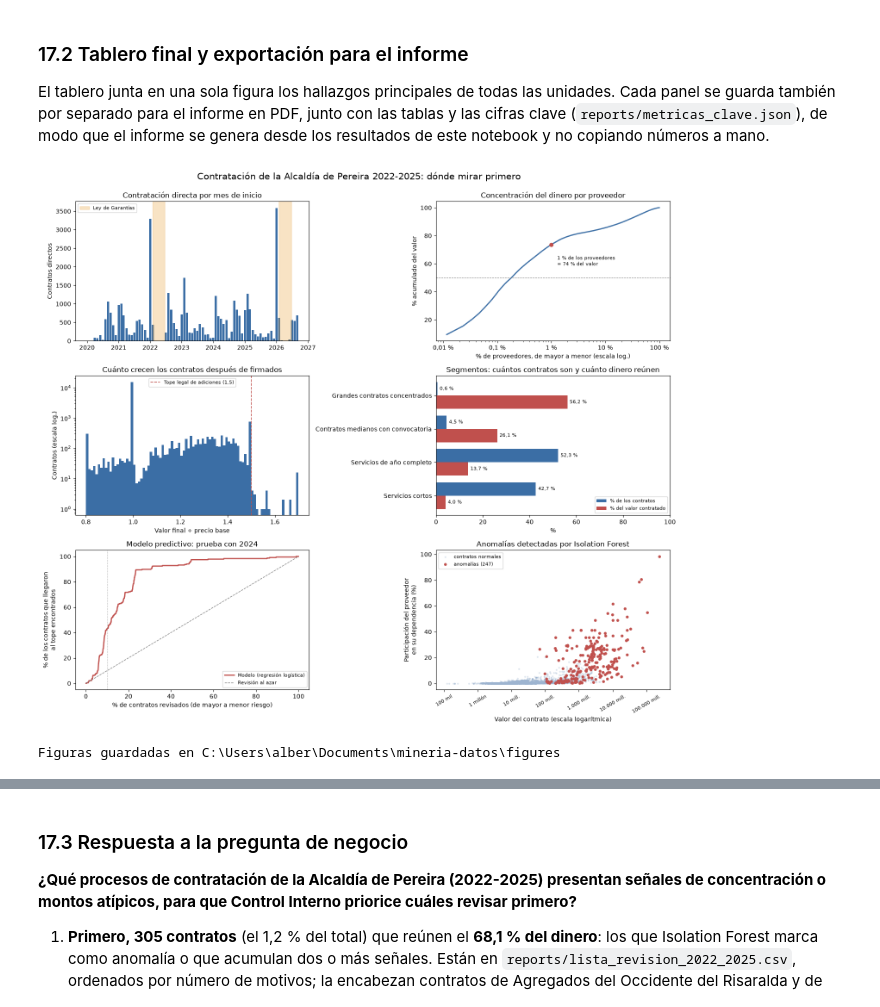
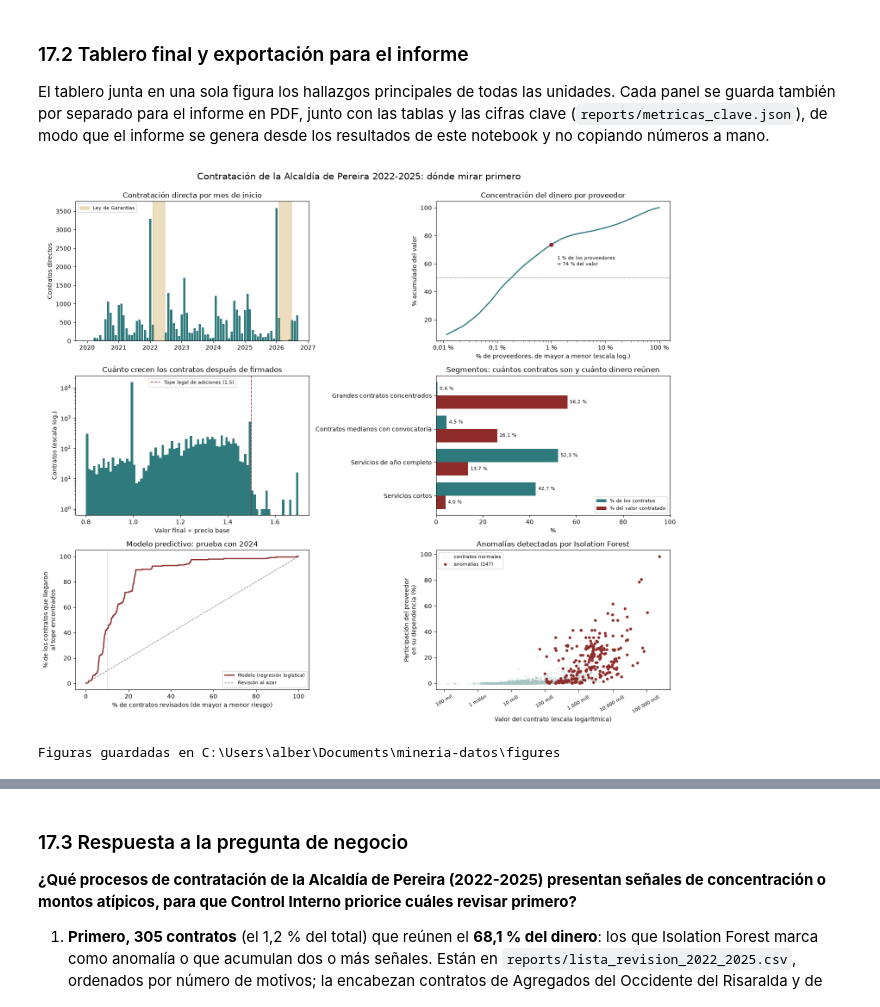
Before and after one commit to jahenao28-jh/contratacion-publica-pereira, a Jupyter notebook: notebooks/01_ingesta.ipynb, the cells around one changed output, grey strips where cells are left out. Saved outputs shown, nothing was run; the diff lists cells and outputs as text; code cells hidden in the pictures.

```diff
--- a/notebooks/01_ingesta.ipynb
+++ b/notebooks/01_ingesta.ipynb
@@ -1122,13 +1122,13 @@ def es(numero, decimales=0):
 
 fig, ax = plt.subplots(figsize=(9, 4))
 bins = np.arange(4, 12.25, 0.25)
-grupos = [("Directa", dinero[dinero["modalidad_grupo"] == "Directa"], "#3b6ea5"),
-          ("Con convocatoria", dinero[dinero["hay_convocatoria"]], "#e8a33d")]
+grupos = [("Directa", dinero[dinero["modalidad_grupo"] == "Directa"], "#2f7a7d"),
+          ("Con convocatoria", dinero[dinero["hay_convocatoria"]], "#c2902c")]
 for nombre, grupo, color in grupos:
     ax.hist(np.log10(grupo["valor_del_contrato"]), bins=bins, alpha=0.75, color=color, label=f"{nombre} ({es(len(grupo))})")
 mediana, promedio = dinero["valor_del_contrato"].median(), dinero["valor_del_contrato"].mean()
 ax.axvline(np.log10(mediana), color="black", ls="--", lw=1, label=f"Mediana: {es(mediana / 1e6, 1)} millones")
-ax.axvline(np.log10(promedio), color="#c0504d", ls=":", lw=1.5, label=f"Promedio: {es(promedio / 1e6, 1)} millones")
+ax.axvline(np.log10(promedio), color="#8e2c2c", ls=":", lw=1.5, label=f"Promedio: {es(promedio / 1e6, 1)} millones")
 ax.set_yscale("log")
 ax.set_xticks(range(4, 13))
 ax.set_xticklabels(["10 mil", "100 mil", "1 millón", "10 mill.", "100 mill.", "1.000 mill.", "10.000 mill.", "100.000 mill.", "1 billón"],
@@ -1589,8 +1589,8 @@ def panel_segmentos(ax):
     y = np.arange(len(ORDEN_SEGMENTOS))
     contratos = tabla_segmentos.loc[ORDEN_SEGMENTOS, "% de los contratos"]
     valor = tabla_segmentos.loc[ORDEN_SEGMENTOS, "% del valor"]
-    ax.barh(y + 0.2, contratos, height=0.4, color="#3b6ea5", label="% de los contratos")
-    ax.barh(y - 0.2, valor, height=0.4, color="#c0504d", label="% del valor contratado")
+    ax.barh(y + 0.2, contratos, height=0.4, color="#2f7a7d", label="% de los contratos")
+    ax.barh(y - 0.2, valor, height=0.4, color="#8e2c2c", label="% del valor contratado")
     for yy, (a, b) in enumerate(zip(contratos, valor)):
         ax.text(a + 1, yy + 0.2, f"{a:.1f} %".replace(".", ","), va="center", fontsize=8)
         ax.text(b + 1, yy - 0.2, f"{b:.1f} %".replace(".", ","), va="center", fontsize=8)
@@ -1748,7 +1748,7 @@ display(tasa_mes)
 
 
 def panel_meses(ax):
-    for anio, color in zip([2022, 2023, 2024], ["#9db4d0", "#3b6ea5", "#c0504d"]):
+    for anio, color in zip([2022, 2023, 2024], ["#a8c3c1", "#2f7a7d", "#8e2c2c"]):
         ax.plot(tasa_mes.columns, tasa_mes.loc[anio], marker="o", color=color, label=str(anio))
     ax.set_xticks(range(1, 13))
     ax.set_xticklabels(["ene", "feb", "mar", "abr", "may", "jun", "jul", "ago", "sep", "oct", "nov", "dic"])
@@ -1858,9 +1858,9 @@ display(cruce_reglas)
 def panel_anomalias(ax):
     normal, raro = segmentos[~anomalia], segmentos[anomalia]
     ax.scatter(np.log10(normal["valor_del_contrato"]), normal["participacion_proveedor_dependencia"] * 100,
-               s=4, alpha=0.25, color="#9db4d0", label="contratos normales")
+               s=4, alpha=0.25, color="#a8c3c1", label="contratos normales")
     ax.scatter(np.log10(raro["valor_del_contrato"]), raro["participacion_proveedor_dependencia"] * 100,
-               s=14, color="#c0504d", label=f"anomalías ({len(raro)})")
+               s=14, color="#8e2c2c", label=f"anomalías ({len(raro)})")
     ax.set_xticks(range(5, 12))
     ax.set_xticklabels(["100 mil", "1 millón", "10 mill.", "100 mill.", "1.000 mill.", "10.000 mill.", "100.000 mill."],
                        rotation=30, fontsize=8)
@@ -1953,9 +1953,9 @@ def panel_serie(ax):
     directos = df_limpio[df_limpio["modalidad_grupo"] == "Directa"]
     mensual = directos.groupby(directos["fecha_de_inicio_del_contrato"].dt.to_period("M")).size()
     mensual = mensual.reindex(pd.period_range("2020-01", "2026-09", freq="M"), fill_value=0)
-    ax.bar(mensual.index.to_timestamp(), mensual.values, width=25, color="#3b6ea5")
+    ax.bar(mensual.index.to_timestamp(), mensual.values, width=25, color="#2f7a7d")
     for i, (desde, hasta) in enumerate(VEDAS):
-        ax.axvspan(pd.Timestamp(desde), pd.Timestamp(hasta), color="#e8a33d", alpha=0.3,
+        ax.axvspan(pd.Timestamp(desde), pd.Timestamp(hasta), color="#c2902c", alpha=0.3,
                    label="Ley de Garantías" if i == 0 else None)
     ax.set_ylabel("Contratos directos")
     ax.set_title("Contratación directa por mes de inicio")
@@ -1967,12 +1967,12 @@ def panel_concentracion(ax):
     acumulado = por_proveedor.cumsum() / por_proveedor.sum() * 100
     pct = np.arange(1, len(acumulado) + 1) / len(acumulado) * 100
     uno = max(1, len(acumulado) // 100)
-    ax.plot(pct, acumulado.values, color="#3b6ea5", lw=2)
+    ax.plot(pct, acumulado.values, color="#2f7a7d", lw=2)
     ax.set_xscale("log")
     ax.set_xticks([0.01, 0.1, 1, 10, 100])
     ax.set_xticklabels(["0,01 %", "0,1 %", "1 %", "10 %", "100 %"])
     ax.axhline(50, color="grey", ls="--", lw=0.8)
-    ax.scatter([pct[uno - 1]], [acumulado.iloc[uno - 1]], color="#c0504d", zorder=3)
+    ax.scatter([pct[uno - 1]], [acumulado.iloc[uno - 1]], color="#8e2c2c", zorder=3)
     ax.annotate(f"1 % de los proveedores\n= {acumulado.iloc[uno - 1]:.0f} % del valor",
                 (pct[uno - 1], acumulado.iloc[uno - 1]), textcoords="offset points", xytext=(10, -35), fontsize=8)
     ax.set_xlabel("% de proveedores, de mayor a menor (escala log.)")
@@ -1982,8 +1982,8 @@ def panel_concentracion(ax):
 
 def panel_tope(ax):
     razon = (segmentos["valor_del_contrato"] / segmentos["precio_base"].where(segmentos["precio_base"] > 0)).dropna()
-    ax.hist(razon.clip(0.8, 1.7), bins=np.arange(0.8, 1.7001, 0.01), color="#3b6ea5")
-    ax.axvline(1.5, color="#c0504d", ls="--", lw=1.2, label="Tope legal de adiciones (1,5)")
+    ax.hist(razon.clip(0.8, 1.7), bins=np.arange(0.8, 1.7001, 0.01), color="#2f7a7d")
+    ax.axvline(1.5, color="#8e2c2c", ls="--", lw=1.2, label="Tope legal de adiciones (1,5)")
     ax.set_yscale("log")
     ax.set_xlabel("Valor final ÷ precio base")
     ax.set_ylabel("Contratos (escala log.)")
@@ -1996,36 +1996,36 @@ def panel_modelo(ax):
     orden = np.argsort(-riesgo)
     revisados = np.arange(1, len(y) + 1) / len(y) * 100
     capturados = np.cumsum(y[orden]) / y.sum() * 100
-    ax.plot(revisados, capturados, color="#c0504d", lw=2, label="Modelo (regresión logística)")
+    ax.plot(revisados, capturados, color="#8e2c2c", lw=2, label="Modelo (regresión logística)")
     ax.plot([0, 100], [0, 100], color="grey", ls="--", lw=1, label="Revisión al azar")
     ax.axvline(10, color="grey", ls=":", lw=0.8)
     ax.set_xlabel("% de contratos revisados (de mayor a menor riesgo)")
     ax.set_ylabel("% de los contratos que llegaron\nal tope encontrados")
     ax.set_title("Modelo predictivo: prueba con 2024")
     ax.legend(fontsize=8, loc="lower right")
 
 
 PANELES = {"tablero_1_serie_directa": panel_serie, "tablero_2_concentracion": panel_concentracion,
            "tablero_3_tope_legal": panel_tope, "tablero_4_segmentos": panel_segmentos,
            "tablero_5_modelo": panel_modelo, "tablero_6_anomalias": panel_anomalias, "tablero_7_meses": panel_meses}
 
 for nombre, dibujar in PANELES.items():
     figura, eje = plt.subplots(figsize=(8, 4))
     dibujar(eje)
     figura.tight_layout()
     figura.savefig(CARPETA_FIGURAS / f"{nombre}.png", dpi=200)
     plt.close(figura)
 
 fig, ejes = plt.subplots(3, 2, figsize=(15, 13))
 for eje, dibujar in zip(ejes.flat, [panel_serie, panel_concentracion, panel_tope, panel_segmentos, panel_modelo, panel_anomalias]):
     dibujar(eje)
 fig.suptitle("Contratación de la Alcaldía de Pereira 2022-2025: dónde mirar primero", fontsize=15, y=0.995)
 fig.tight_layout()
 fig.savefig(CARPETA_FIGURAS / "tablero_final.png", dpi=170)
 plt.show()
 print("Figuras guardadas en", CARPETA_FIGURAS.resolve())
 # %% [output]
-[figure, old version]
+[figure, new version]
 Figuras guardadas en C:\Users\alber\Documents\mineria-datos\figures
 # %%
 # Tablas del informe
```
Also changed, not shown: parts of 10 cells of this notebook, 10 other files.
